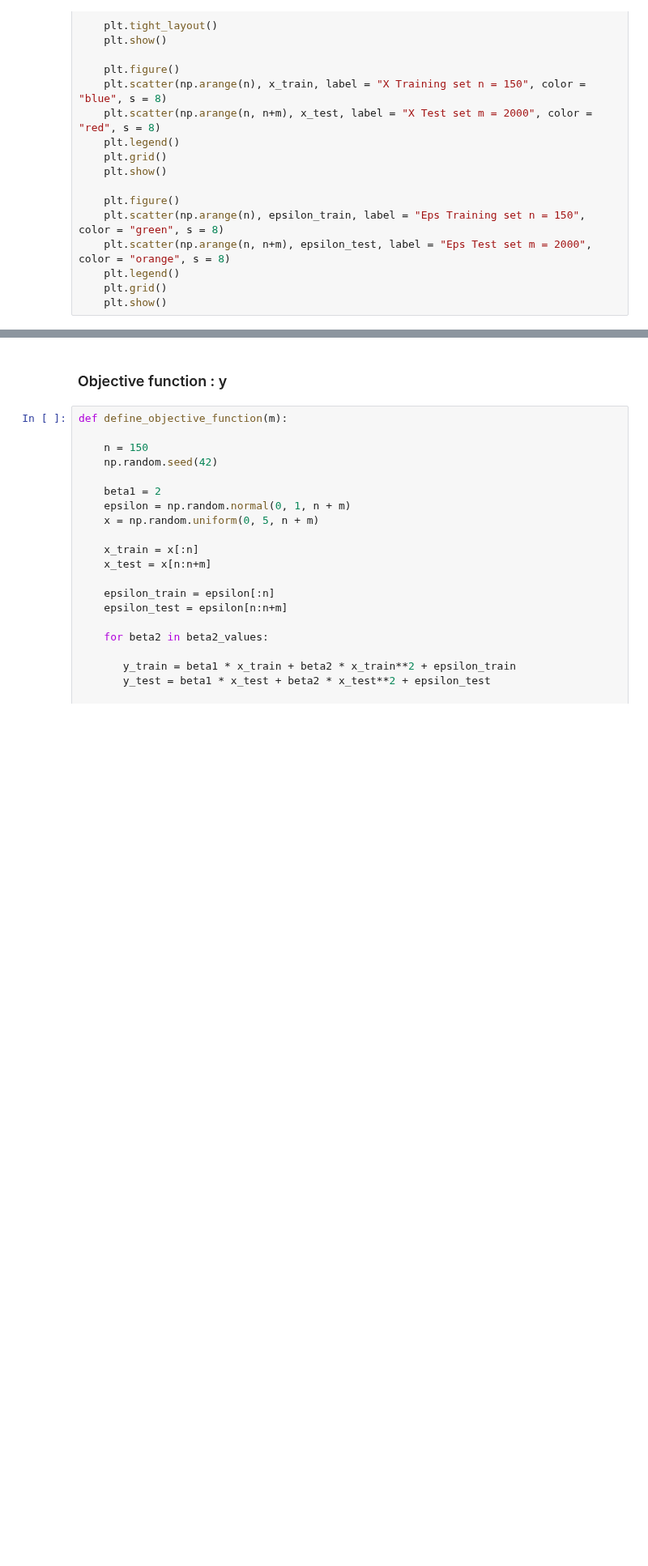
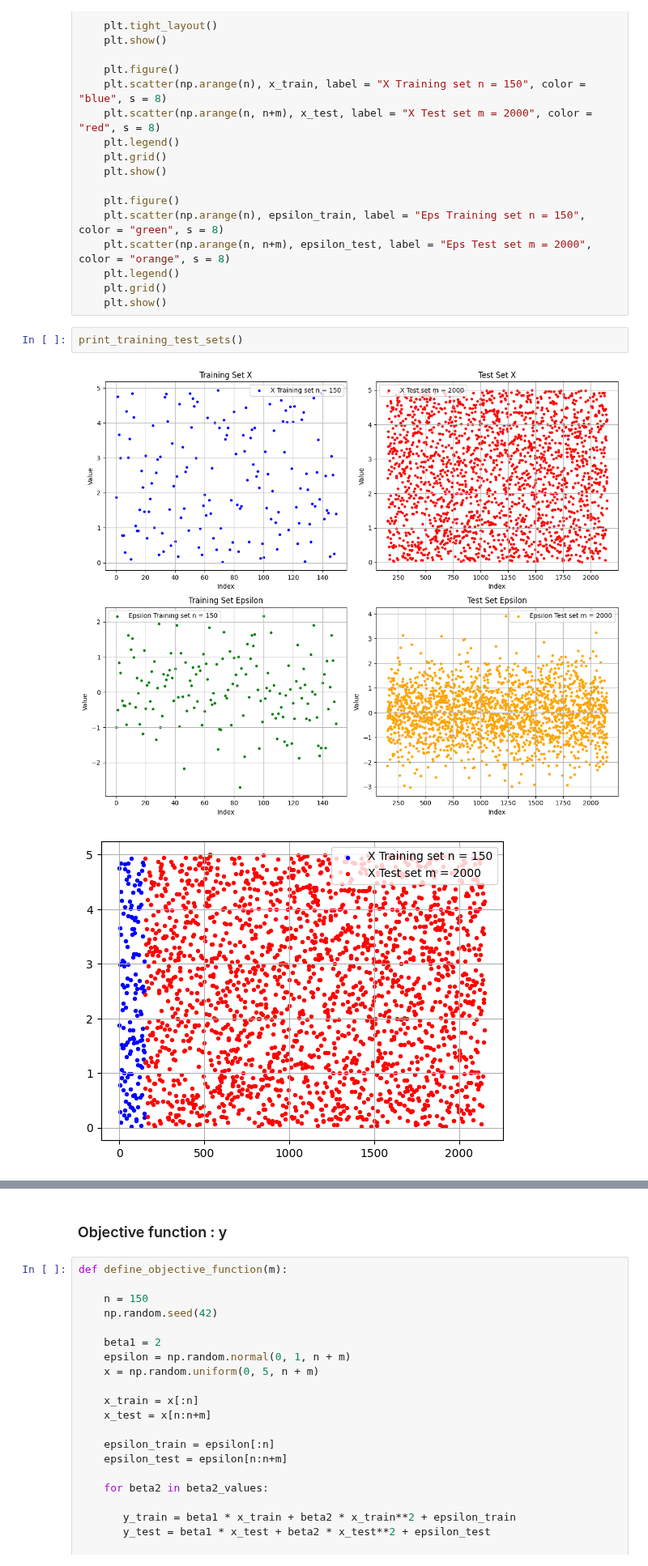
Before and after one commit to AntoineGilsonGH/The-Design-and-Analysis-of-Benchmark-Experiments, a Jupyter notebook: I0_Simplification.ipynb, the cells around one changed output, grey strips where cells are left out. Shown at 81% size. Saved outputs shown, nothing was run; the diff lists cells and outputs as text; blank space fills up the shorter version.

```diff
--- a/I0_Simplification.ipynb
+++ b/I0_Simplification.ipynb
@@ -76,3 +76,8 @@ def print_training_test_sets(n=150, m=2000, seed=42):
     plt.legend()
     plt.grid()
     plt.show()
+# %%
+print_training_test_sets()
+# %% [output]
+[figure, added]
+[figure, added]
```
Also changed, not shown: parts of 12 cells of this notebook.
